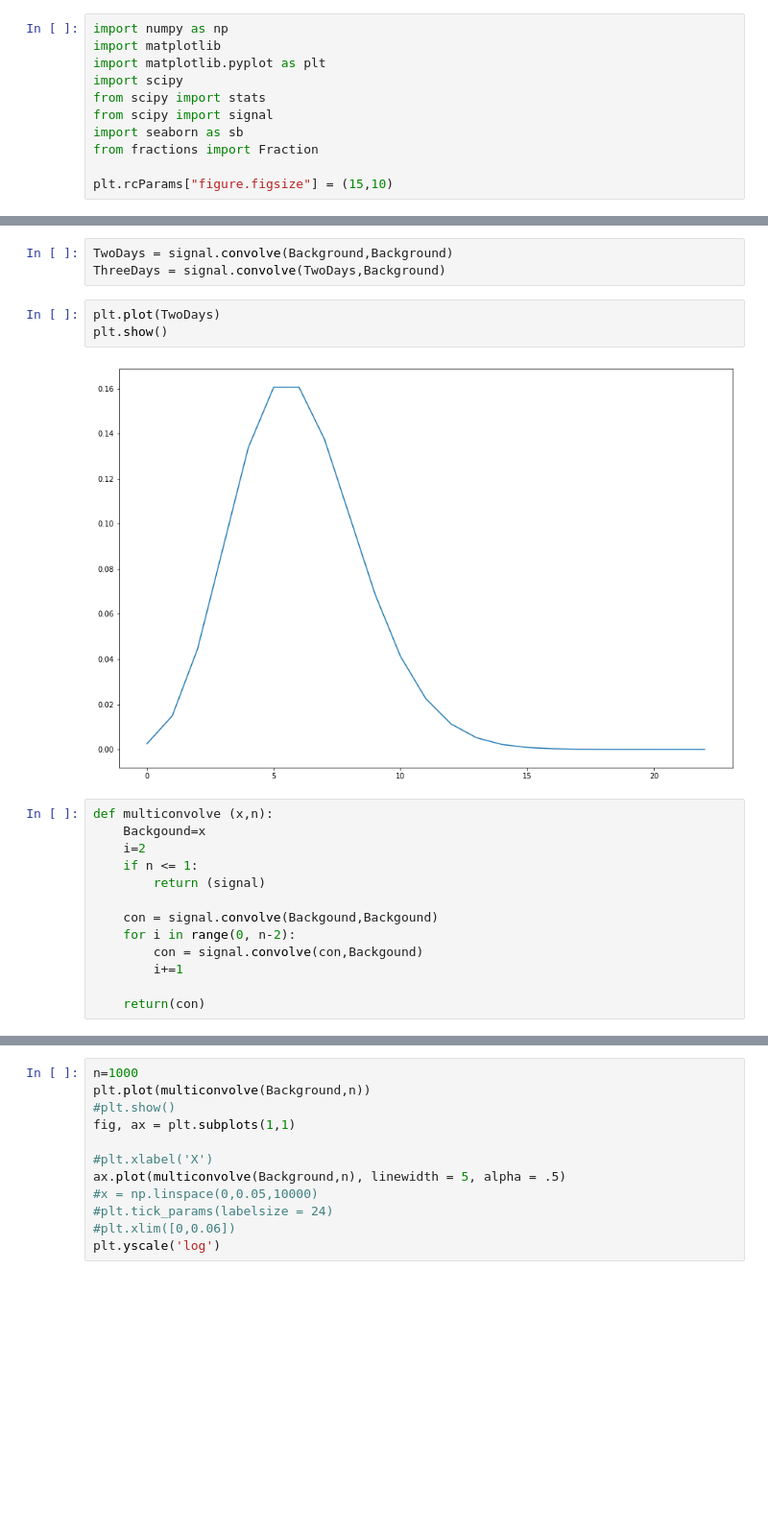
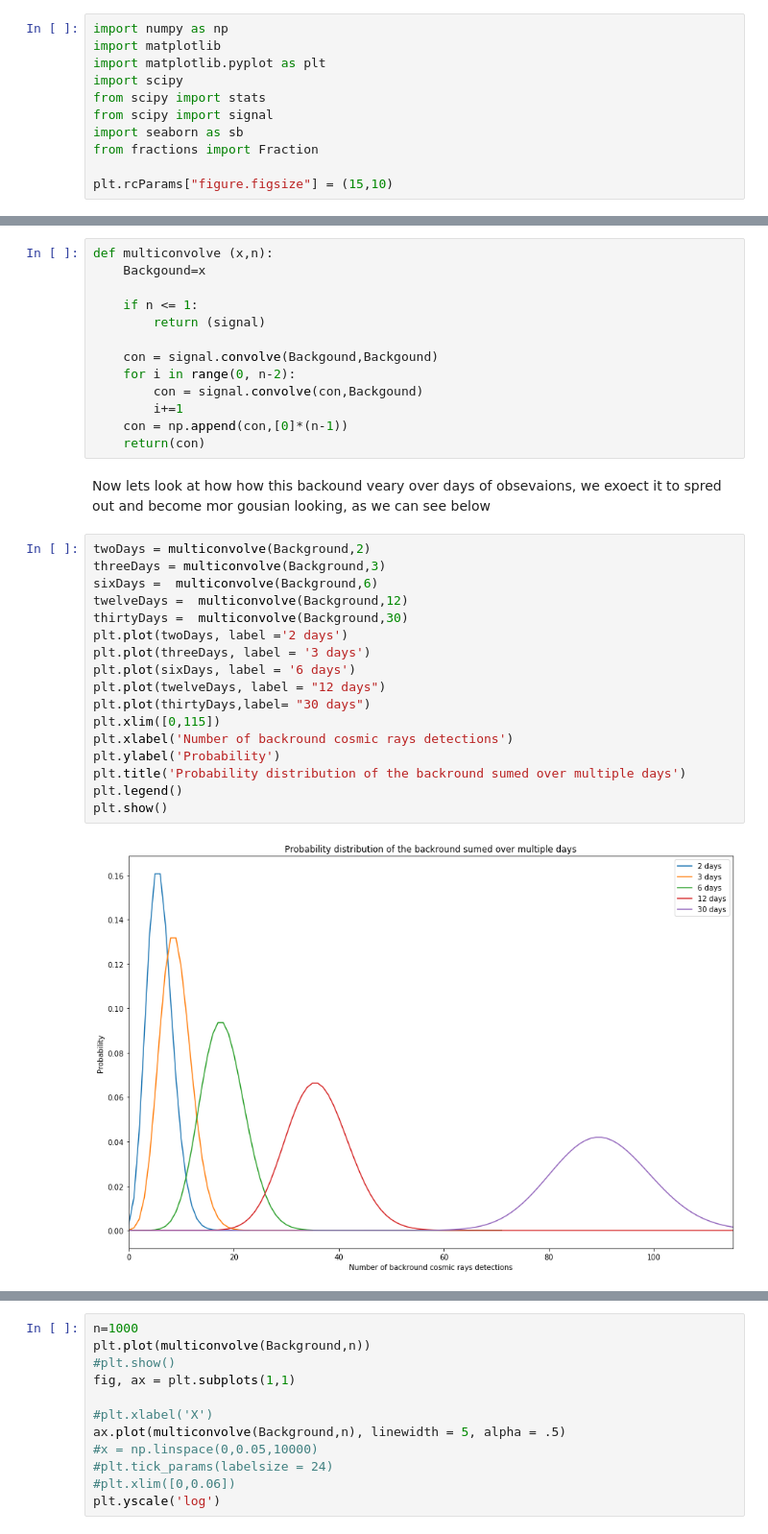
Before and after one commit to GammasBox/phys434Lab, a Jupyter notebook: Lab#2.ipynb, the cells around one changed output, grey strips where cells are left out. Shown at 96% size. Drawn from its saved outputs; the diff is of its cells as text; blank space fills up the shorter version.

```diff
--- a/Lab#2.ipynb
+++ b/Lab#2.ipynb
@@ -31,16 +32,8 @@ plt.plot(Background)
 [figure]
-# %%
-TwoDays = signal.convolve(Background,Background)
-ThreeDays = signal.convolve(TwoDays,Background)
-# %%
-plt.plot(TwoDays)
-plt.show()
-# %% [output]
-[figure, removed]
 # %%
 def multiconvolve (x,n):
     Backgound=x
-    i=2
+
     if n <= 1:
         return (signal)
 
@@ -48,5 +41,26 @@ def multiconvolve (x,n):
     for i in range(0, n-2):
         con = signal.convolve(con,Backgound)
         i+=1
-
+    con = np.append(con,[0]*(n-1))
     return(con)
+# %% [markdown]
+Now lets look at how how this backound veary over days of obsevaions, we exoect it to spred out and become mor gousian looking, as we can see below
+# %%
+twoDays = multiconvolve(Background,2)
+threeDays = multiconvolve(Background,3)
+sixDays =  multiconvolve(Background,6)
+twelveDays =  multiconvolve(Background,12)
+thirtyDays =  multiconvolve(Background,30)
+plt.plot(twoDays, label ='2 days')
+plt.plot(threeDays, label = '3 days')
+plt.plot(sixDays, label = '6 days')
+plt.plot(twelveDays, label = "12 days")
+plt.plot(thirtyDays,label= "30 days")
+plt.xlim([0,115])
+plt.xlabel('Number of backround cosmic rays detections')
+plt.ylabel('Probability')
+plt.title('Probability distribution of the backround sumed over multiple days')
+plt.legend()
+plt.show()
+# %% [output]
+[figure, added]
```
Also changed, not shown: parts of 11 cells of this notebook.
